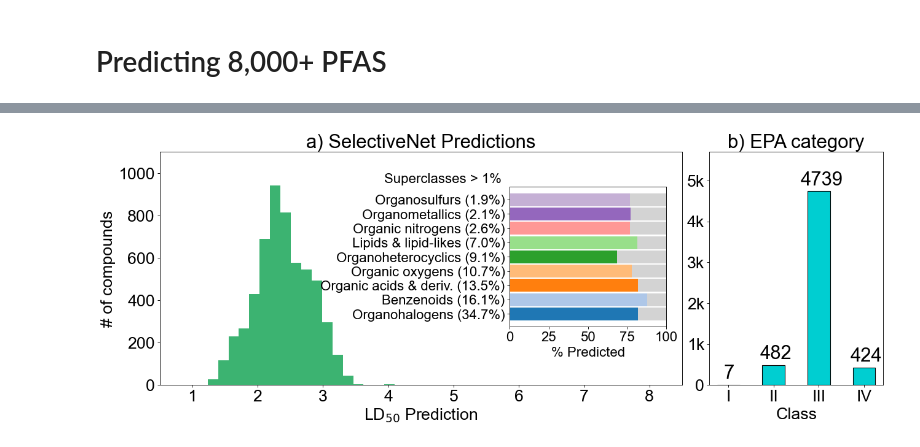
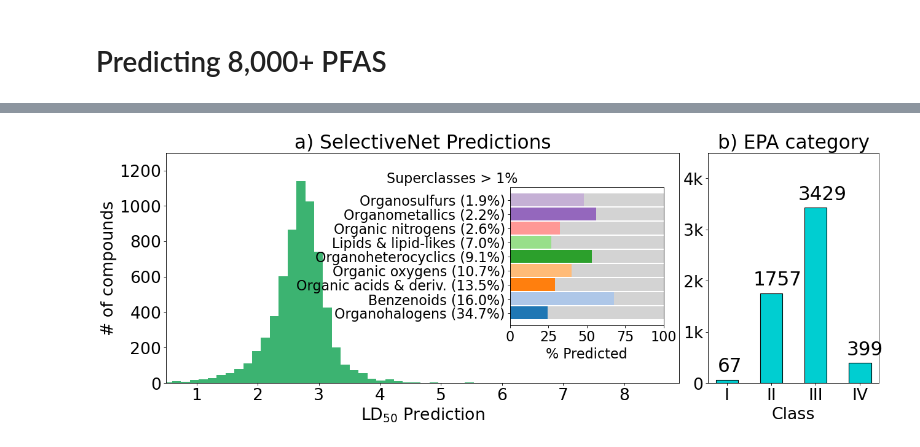
Before and after one commit to AI4PFAS/AI4PFAS, a Jupyter notebook: notebooks/selective-net.ipynb, the cells around one changed output, grey strips where cells are left out. Drawn from its saved outputs; the diff is of its cells as text; code cells hidden in the pictures.

```diff
--- a/notebooks/selective-net.ipynb
+++ b/notebooks/selective-net.ipynb
@@ -221,7 +271,7 @@ Epoch 100/100
 calibration_results = pd.DataFrame()
 
 c = 0.6
-for fold_no, (train, test) in enumerate(kfold.get_folds('mordred', 'pfas_like')):
+for fold_no, (train, test) in enumerate(kfold.get_folds('mordred', 'pfas_like_pfas_excluded')):
     results = pd.read_csv('../data/selective-net/transfer_sn_mordred' +
                          str(fold_no) + '_predictions.csv')
 
@@ -327,7 +393,18 @@ import matplotlib.pyplot as plt
 
 in_range = (-0.6986, 7.8262)
 
-merged = pfas8k_results.loc[pfas8k_results.fold==3]
+#merged = pfas8k_results.loc[pfas8k_results.fold==3]
+merged = pfas8k_results.loc[~pfas8k_results.out_of_range].pivot_table(index=['smiles_y','superclass'], aggfunc=(lambda x: np.mean(x.dropna())))
+merged['canon_smi'] = merged.index.get_level_values(0).values
+merged['canon_smi'] = merged['canon_smi'].apply(Chem.MolFromSmiles).apply(Chem.MolToSmiles)
+merged['superclass'] = merged.index.get_level_values(1)
+merged['prediction_selected'] = merged['prediction_selected'] >= 0.5
+merged['prediction_mgkg'] = list(converter.convert_to_mgkg(merged[['prediction_neglogld50']].values, merged[['canon_smi']].values))
+
+merged.loc[merged.prediction_selected, 'prediction_epa'] = \
+converter.convert_to_epa(merged.loc[merged.prediction_selected][['prediction_neglogld50']].values,
+                         merged.loc[merged.prediction_selected][['canon_smi']].values).astype(np.float32)
+
 merged = merged.loc[
     (((merged.prediction_neglogld50 >= in_range[0])
       & (merged.prediction_neglogld50 <= in_range[1])) | (merged.prediction_neglogld50.isna()))]
@@ -345,8 +422,8 @@ ax2 = fig.add_subplot(gs[:,15:])
 # Histogram for plot (A)
 ax.hist(merged['prediction_neglogld50'].dropna(), bins=50, color='mediumseagreen')
 ax.set_xticks([0,1,2,3,4,5,6,7,8])
-ax.set_xlim((0.5,8.5))
-ax.set_ylim(0,1100)
+ax.set_xlim((0.5,8.9))
+ax.set_ylim(0,1300)
 ax.set_xlabel('LD$_{50}$ Prediction')
 ax.set_ylabel('# of compounds')
 ax.set_title('a) SelectiveNet Predictions', fontsize=28)
@@ -383,34 +460,34 @@ replace_with = [
 def replace_all(text, needle_tuple):
     for i, j in needle_tuple:
         text = text.replace(i, j)
     return text
 
 ticklabels = ['%s (%0.1f%%)' % (s,f) for s,f in zip(value_counts[:9].index.tolist(), value_counts[:9].values*100)]
 ticklabels = [replace_all(label, replace_with) for label in ticklabels]
 
 axin.set_yticks([1,2,3,4,5,6,7,8,9])
 axin.set_yticklabels(ticklabels, fontsize=20)
 axin.set_xlim((0,1))
 axin.set_xticks([0,0.25,0.5,0.75,1])
 axin.set_xticklabels([0,25,50,75,100], fontsize=20)
 axin.set_xlabel('% Predicted', fontsize=20)
 axin.text(-0.8, 10.2, 'Superclasses > 1%', fontsize=20)
 
 # Barplot for plot (B)
 levels_vc = merged['prediction_epa'].value_counts()
 accepted = levels_vc.loc[0], levels_vc.loc[1], levels_vc.loc[2], levels_vc.loc[3]
 
 ax2.bar(np.array([0,1,2,3])
         , accepted, width=0.5, label='All', color='darkturquoise',edgecolor='black')
 ax2.set_xticks(np.array([0,1,2,3]))
 ax2.set_xticklabels(['I', 'II', 'III', 'IV'])
 ax2.set_xlabel('Class')
 ax2.set_title('b) EPA category',fontsize=28)
-ax2.set_ylim((0,5700))
-ax2.set_yticks([0,1000,2000,3000,4000, 5000])
-ax2.set_yticklabels(['0','1k','2k','3k','4k','5k'])
+ax2.set_ylim((0,4500))
+ax2.set_yticks([0,1000,2000,3000,4000])
+ax2.set_yticklabels(['0','1k','2k','3k','4k'])
 
 for i, level in enumerate(['I', 'II', 'III', 'IV']):
     ax2.text(x=i-(0.1*len(str(accepted[i]))), y=accepted[i]+150, s=str(accepted[i]), fontsize=28)
 # %% [output]
-[figure, old version]
+[figure, new version]
```
Also changed, not shown: parts of 10 cells of this notebook, 46 other files.
